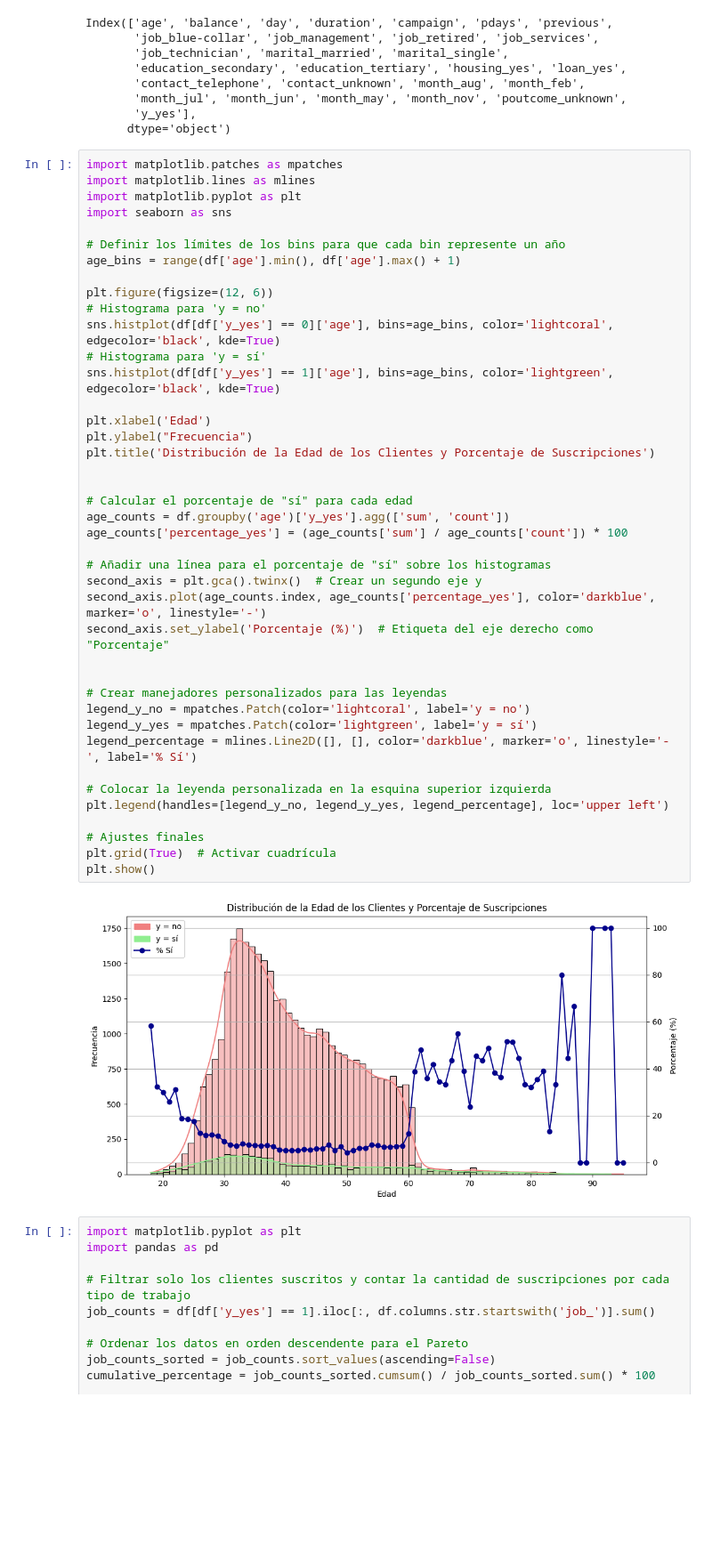
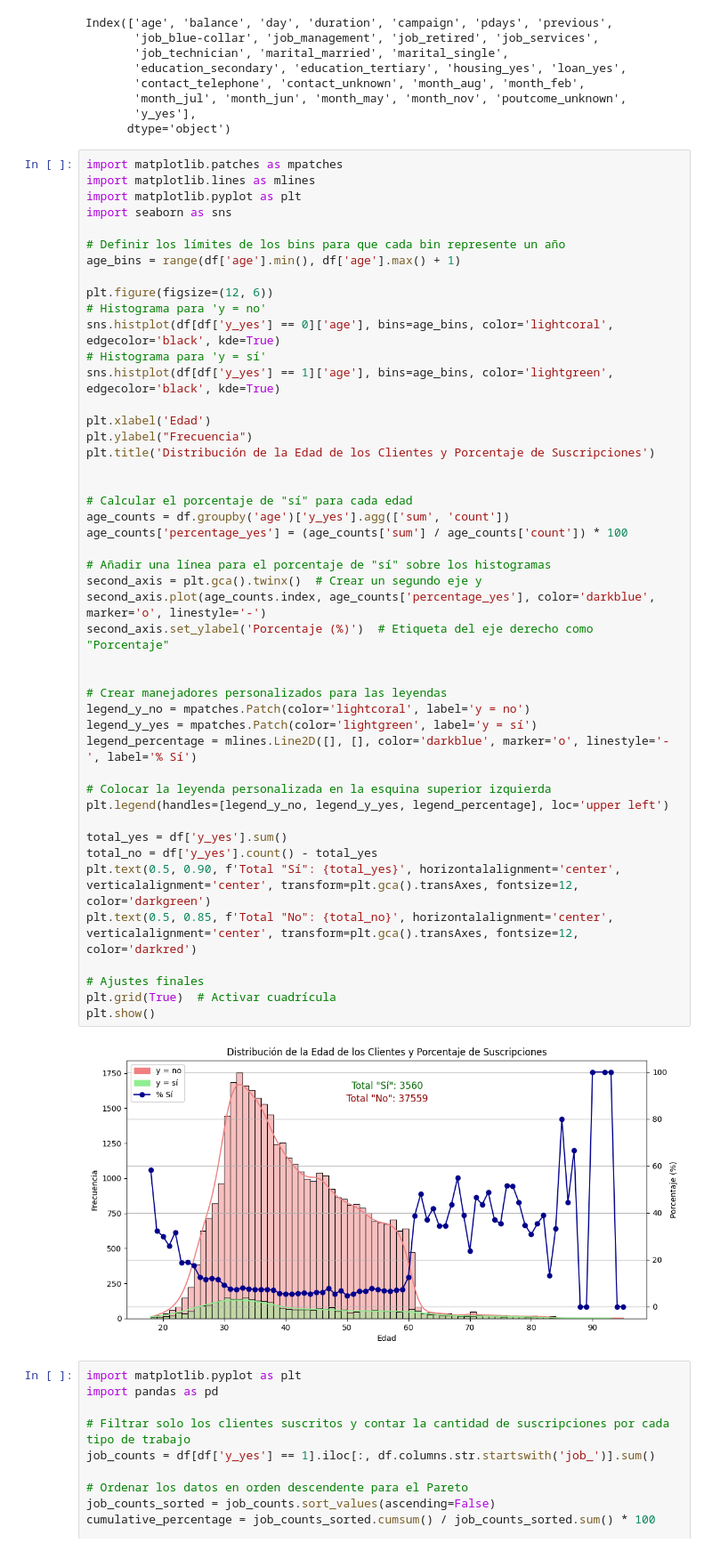
Before and after one commit to Marcocruz88/Repositorioproyecto2, a Jupyter notebook: Soporte 3.ipynb, the cells around one changed output. Shown at 89% size. Drawn from its saved outputs; the diff is of its cells as text; blank space fills up the shorter version.

```diff
--- a/Soporte 3.ipynb
+++ b/Soporte 3.ipynb
@@ -27,34 +27,39 @@ sns.histplot(df[df['y_yes'] == 0]['age'], bins=age_bins, color='lightcoral', edg
 # Histograma para 'y = sí'
 sns.histplot(df[df['y_yes'] == 1]['age'], bins=age_bins, color='lightgreen', edgecolor='black', kde=True)
 
 plt.xlabel('Edad')
 plt.ylabel("Frecuencia")
 plt.title('Distribución de la Edad de los Clientes y Porcentaje de Suscripciones')
 
 
 # Calcular el porcentaje de "sí" para cada edad
 age_counts = df.groupby('age')['y_yes'].agg(['sum', 'count'])
 age_counts['percentage_yes'] = (age_counts['sum'] / age_counts['count']) * 100
 
 # Añadir una línea para el porcentaje de "sí" sobre los histogramas
 second_axis = plt.gca().twinx()  # Crear un segundo eje y
 second_axis.plot(age_counts.index, age_counts['percentage_yes'], color='darkblue', marker='o', linestyle='-')
 second_axis.set_ylabel('Porcentaje (%)')  # Etiqueta del eje derecho como "Porcentaje"
 
 
 # Crear manejadores personalizados para las leyendas
 legend_y_no = mpatches.Patch(color='lightcoral', label='y = no')
 legend_y_yes = mpatches.Patch(color='lightgreen', label='y = sí')
 legend_percentage = mlines.Line2D([], [], color='darkblue', marker='o', linestyle='-', label='% Sí')
 
 # Colocar la leyenda personalizada en la esquina superior izquierda
 plt.legend(handles=[legend_y_no, legend_y_yes, legend_percentage], loc='upper left')
 
+total_yes = df['y_yes'].sum()
+total_no = df['y_yes'].count() - total_yes
+plt.text(0.5, 0.90, f'Total "Sí": {total_yes}', horizontalalignment='center', verticalalignment='center', transform=plt.gca().transAxes, fontsize=12, color='darkgreen')
+plt.text(0.5, 0.85, f'Total "No": {total_no}', horizontalalignment='center', verticalalignment='center', transform=plt.gca().transAxes, fontsize=12, color='darkred')
+
 # Ajustes finales
 plt.grid(True)  # Activar cuadrícula
 plt.show()
 # %% [output]
-[figure, old version]
+[figure, new version]
 # %%
 import matplotlib.pyplot as plt
 import pandas as pd
```
